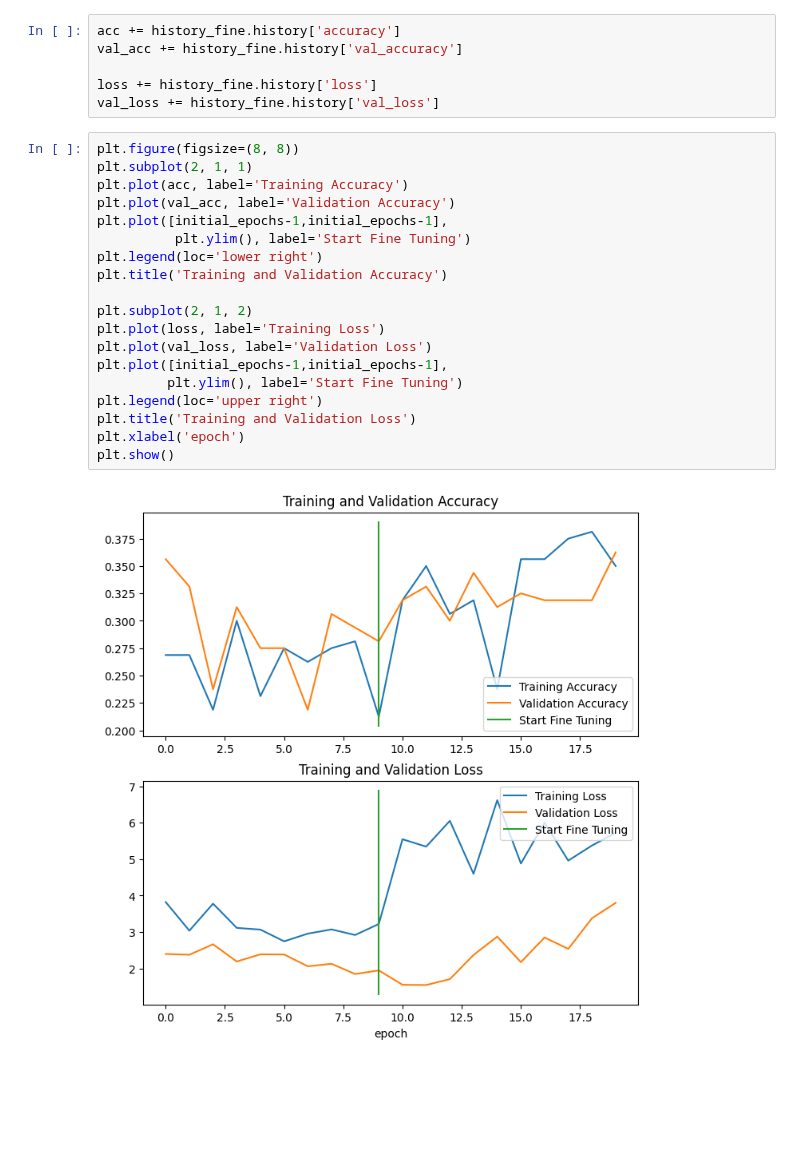
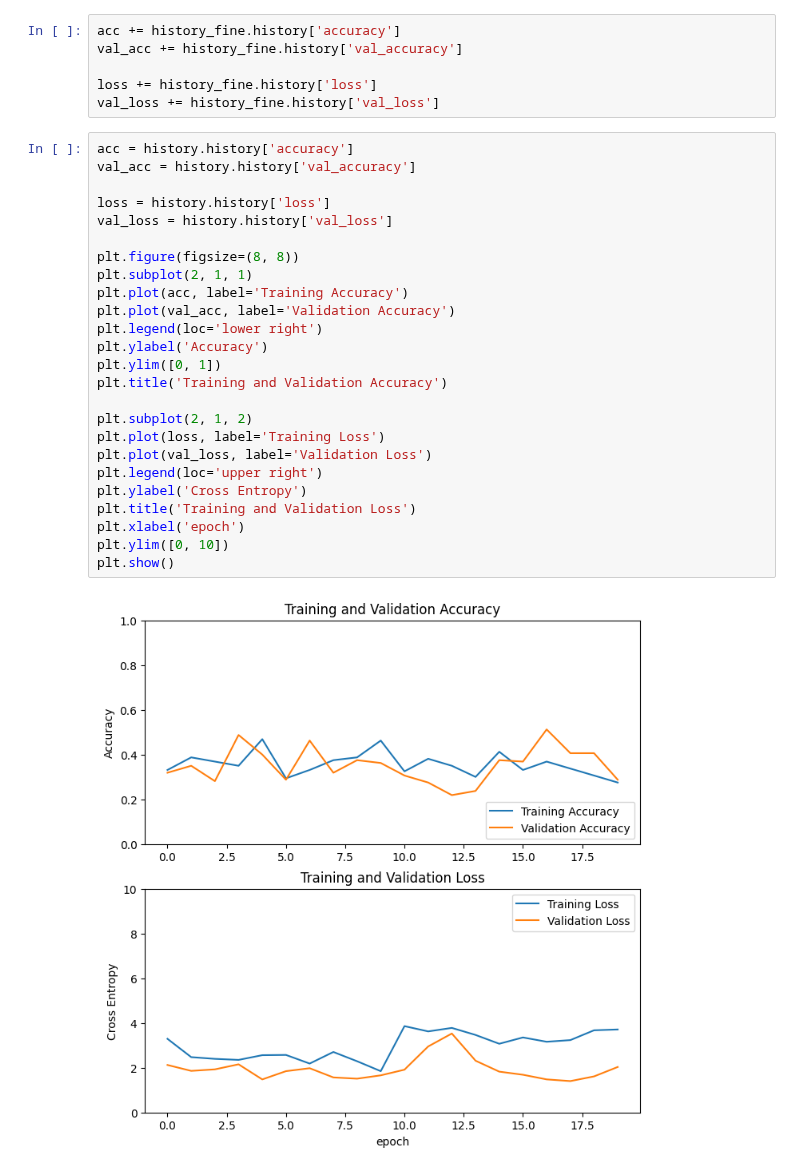
Before and after one commit to tcarlucc/machine-learning-final, a Jupyter notebook: MobileNet_V2.ipynb, the cells around one changed output. Cells and saved outputs as stored; diff of their text form; blank space fills up the shorter version.

```diff
--- a/MobileNet_V2.ipynb
+++ b/MobileNet_V2.ipynb
@@ -271,26 +272,32 @@ val_acc += history_fine.history['val_accuracy']
 loss += history_fine.history['loss']
 val_loss += history_fine.history['val_loss']
 # %%
+acc = history.history['accuracy']
+val_acc = history.history['val_accuracy']
+
+loss = history.history['loss']
+val_loss = history.history['val_loss']
+
 plt.figure(figsize=(8, 8))
 plt.subplot(2, 1, 1)
 plt.plot(acc, label='Training Accuracy')
 plt.plot(val_acc, label='Validation Accuracy')
-plt.plot([initial_epochs-1,initial_epochs-1],
-          plt.ylim(), label='Start Fine Tuning')
 plt.legend(loc='lower right')
+plt.ylabel('Accuracy')
+plt.ylim([0, 1])
 plt.title('Training and Validation Accuracy')
 
 plt.subplot(2, 1, 2)
 plt.plot(loss, label='Training Loss')
 plt.plot(val_loss, label='Validation Loss')
-plt.plot([initial_epochs-1,initial_epochs-1],
-         plt.ylim(), label='Start Fine Tuning')
 plt.legend(loc='upper right')
+plt.ylabel('Cross Entropy')
 plt.title('Training and Validation Loss')
 plt.xlabel('epoch')
+plt.ylim([0, 10])
 plt.show()
 # %% [output]
-[figure, old version]
+[figure, new version]
 # %%
 loss, accuracy = model.evaluate(test_dataset)
 print('Test accuracy :', accuracy)
```
Also changed, not shown: parts of 16 cells of this notebook.
